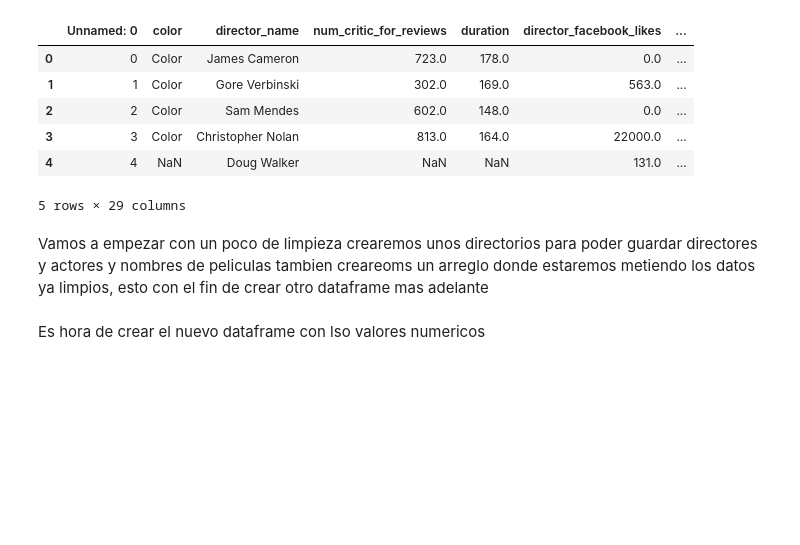
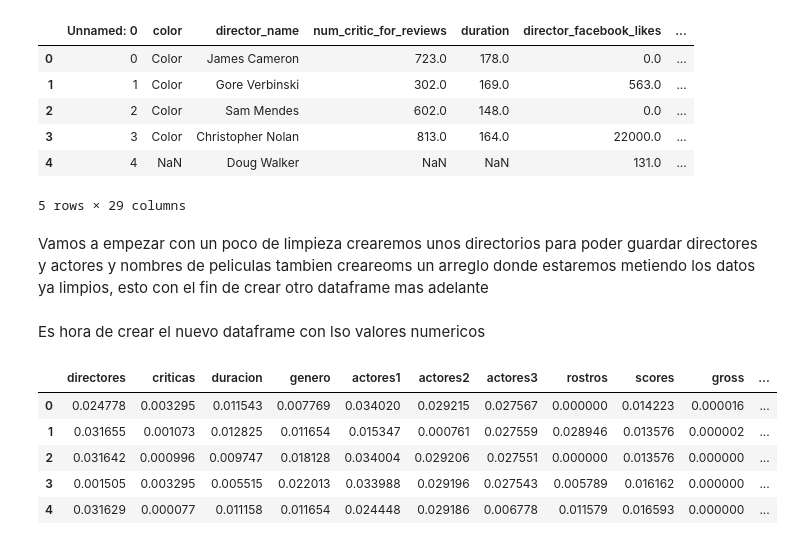
Before and after one commit to fsr313/RP, a Jupyter notebook: Limpia.ipynb, the cells around one changed output. Drawn from its saved outputs; the diff is of its cells as text; code cells hidden in the pictures; blank space fills up the shorter version.

```diff
--- a/Limpia.ipynb
+++ b/Limpia.ipynb
@@ -182,16 +182,25 @@ Es hora de crear el nuevo dataframe con lso valores numericos
 # %%
 columnas = ['directores','criticas','duracion','genero','actores1','actores2','actores3','rostros',
             'scores','gross','budget']
 
+datanums = normalize(datanums)
 arreglo = np.rot90(datanums)
 numericalDF = pd.DataFrame(data = arreglo,columns = columnas)
 #df.loc[df['pad'] == 0,'pad'] = df['pad'].mean()
 numericalDF.head()
 array = []
 for i in numericalDF['rostros']:
     if i == 0:
         array.append(.1)
     else:
         array.append(i)
 #print(array)
 numericalDF.to_csv('numericalData.csv')
+numericalDF.head()
+# %% [output]
+|  | directores | criticas | duracion | genero | actores1 | actores2 | actores3 | rostros | scores | gross | ... |
+| 0 | 0.024778 | 0.003295 | 0.011543 | 0.007769 | 0.034020 | 0.029215 | 0.027567 | 0.000000 | 0.014223 | 0.000016 | ... |
+| 1 | 0.031655 | 0.001073 | 0.012825 | 0.011654 | 0.015347 | 0.000761 | 0.027559 | 0.028946 | 0.013576 | 0.000002 | ... |
+| 2 | 0.031642 | 0.000996 | 0.009747 | 0.018128 | 0.034004 | 0.029206 | 0.027551 | 0.000000 | 0.013576 | 0.000000 | ... |
+| 3 | 0.001505 | 0.003295 | 0.005515 | 0.022013 | 0.033988 | 0.029196 | 0.027543 | 0.005789 | 0.016162 | 0.000000 | ... |
+| 4 | 0.031629 | 0.000077 | 0.011158 | 0.011654 | 0.024448 | 0.029186 | 0.006778 | 0.011579 | 0.016593 | 0.000000 | ... |
```
Also changed, not shown: 4 other files.
